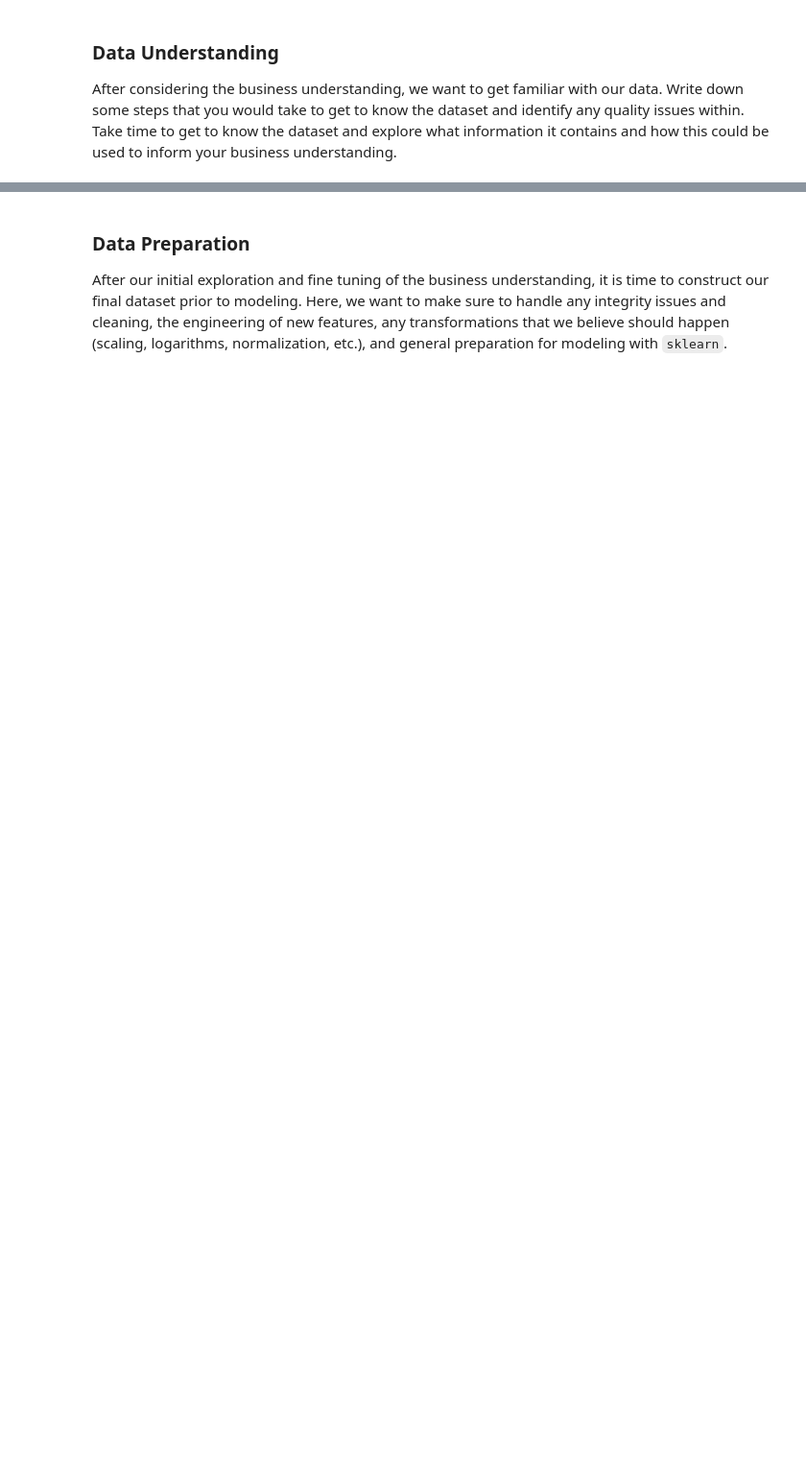
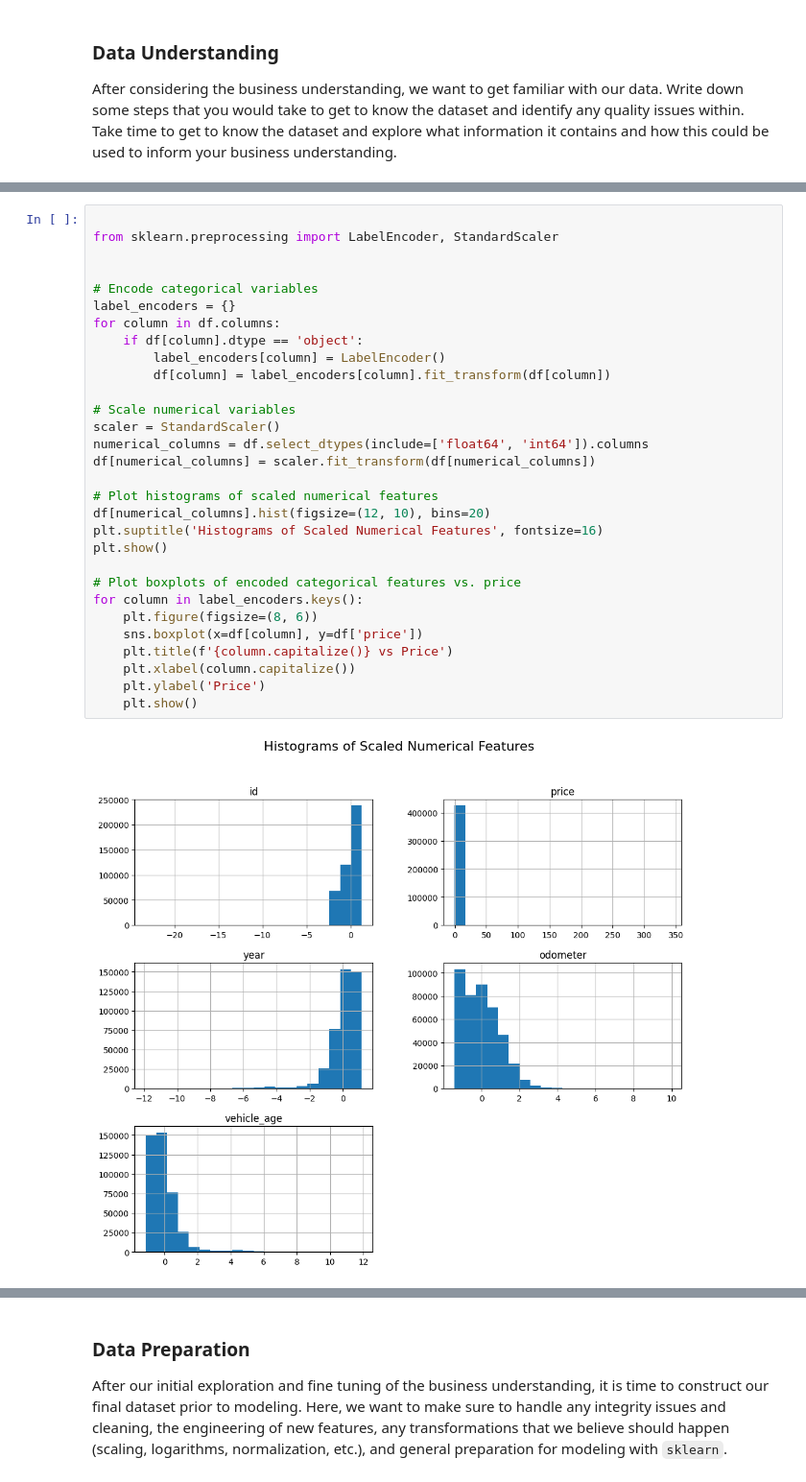
Before and after one commit to Soha1950/As11.1, a Jupyter notebook: prompt_II.ipynb, the cells around one changed output, grey strips where cells are left out. Shown at 96% size. Cells and saved outputs as stored; diff of their text form; blank space fills up the shorter version.

```diff
--- a/prompt_II.ipynb
+++ b/prompt_II.ipynb
@@ -121,0 +198,32 @@ The 'condition' column is not present in the DataFrame.
+# %%
+
+from sklearn.preprocessing import LabelEncoder, StandardScaler
+
+
+# Encode categorical variables
+label_encoders = {}
+for column in df.columns:
+    if df[column].dtype == 'object':
+        label_encoders[column] = LabelEncoder()
+        df[column] = label_encoders[column].fit_transform(df[column])
+
+# Scale numerical variables
+scaler = StandardScaler()
+numerical_columns = df.select_dtypes(include=['float64', 'int64']).columns
+df[numerical_columns] = scaler.fit_transform(df[numerical_columns])
+
+# Plot histograms of scaled numerical features
+df[numerical_columns].hist(figsize=(12, 10), bins=20)
+plt.suptitle('Histograms of Scaled Numerical Features', fontsize=16)
+plt.show()
+
+# Plot boxplots of encoded categorical features vs. price
+for column in label_encoders.keys():
+    plt.figure(figsize=(8, 6))
+    sns.boxplot(x=df[column], y=df['price'])
+    plt.title(f'{column.capitalize()} vs Price')
+    plt.xlabel(column.capitalize())
+    plt.ylabel('Price')
+    plt.show()
+# %% [output]
+[figure, added]
```
Also changed, not shown: parts of 17 cells of this notebook.
